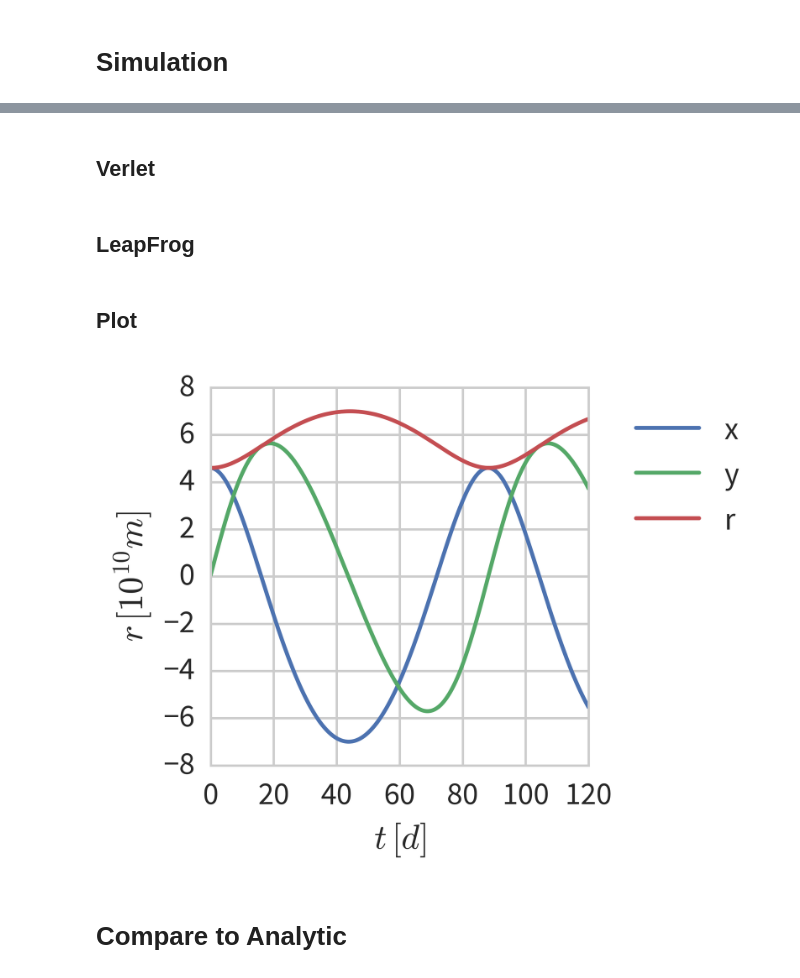
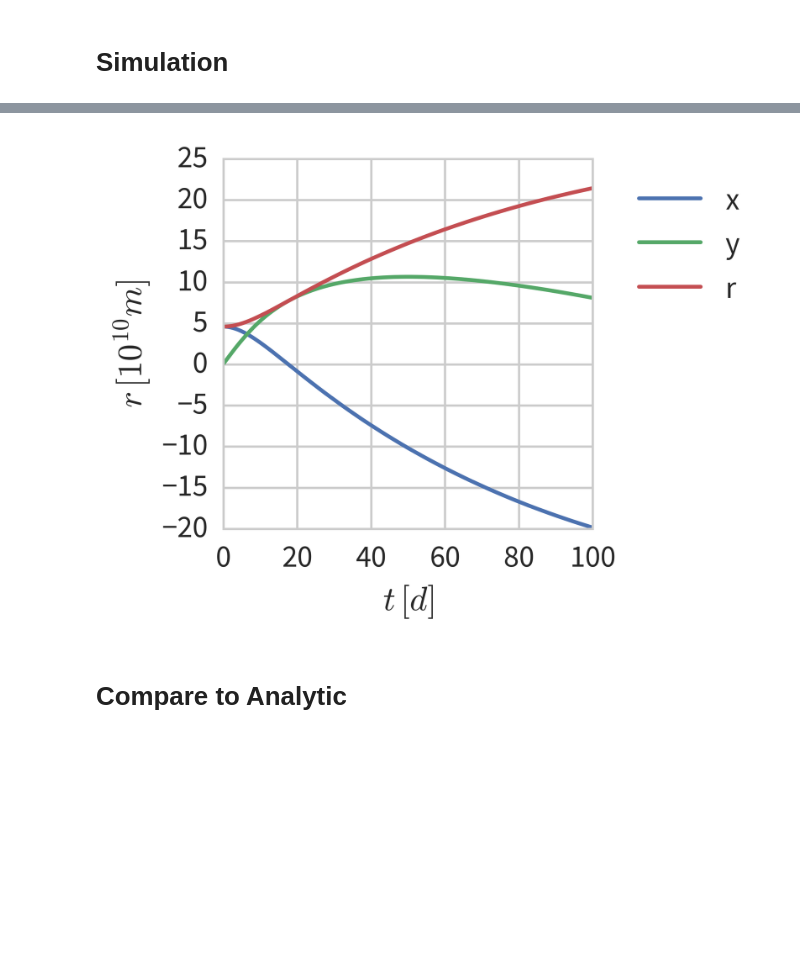
Before and after one commit to ckoerber/mercury-numerical, a Jupyter notebook: scripts/OrbitAnalysis.ipynb, the cells around one changed output, grey strips where cells are left out. Drawn from its saved outputs; the diff is of its cells as text; code cells hidden in the pictures; blank space fills up the shorter version.

```diff
--- a/scripts/OrbitAnalysis.ipynb
+++ b/scripts/OrbitAnalysis.ipynb
@@ -120,4 +119,4 @@ T0 = 24*60*60
 rA = 69816900000./R0
 rP = 46001200000./R0
 vA = 38.86e3/R0*T0
-vP = 58.98e3/R0*T0
+vP = 69.82e3/R0*T0
@@ -143,23 +132,30 @@ print NTmax *dt
 # %%
-xN = []
-yN = []
-
 rm = vector(rP,0,0)
 vm = vector(0,vP,0)
 
-for nt in range(NTmax):
-    a=1./(rm.mag)**3*(-rm)*(aM)
+xN = []
+yN = []
+nt = 0
+dt = 0.1
+v = vm
+
+NTmax=1000
+
+while nt<NTmax:
+    nt += 1
+    r=-rm
+
+    #Beschleunigung
+    a=1./(r.mag)**3*r*(aM)
     #a=1./(r.mag)**3*r*(c22rS+1.*c22rS2/(r.mag))
 
-    vm+=a*dt
-    rm+=vm*dt
+    #Geschwindigkeiten
+    v=v+a*dt
+
+    #Positionen
+    rm=rm+v*dt
 
     xN.append(rm.x)
     yN.append(rm.y)
 
-
-xN = np.array(xN)
-yN = np.array(yN)
-rN = np.sqrt(xN**2+yN**2)
+    t=t+dt
-# %% [markdown]
-## Verlet
@@ -192,2 +161,0 @@ rV = np.sqrt(xV**2+yV**2)
-# %% [markdown]
-## LeapFrog
@@ -214,24 +162,22 @@ rL = np.sqrt(xL**2+yL**2)
-# %% [markdown]
-## Plot
 # %%
 fig = plt.figure(figsize=(3,3), dpi=500)
 
 trange = np.linspace(0,NTmax*dt, NTmax)
 
 plt.plot(trange, xN, label="x")
 plt.plot(trange, yN, label="y")
 
-plt.plot(trange, rN,label="r")
+plt.plot(trange, np.sqrt(np.array(xN)**2+np.array(yN)**2),label="r")
 
 plt.legend(loc="upper left", bbox_to_anchor=(1.05,1.))
 
 plt.xlabel("$t \, [d]$")
 
 plt.ylabel("$r \, [10^{10}m]$")
 
 plt.show()
 # %% [output]
-[figure, old version]
+[figure, new version]
 # %% [markdown]
 # Compare to Analytic
 # %% [markdown]
```
Also changed, not shown: parts of 17 cells of this notebook, 2 other files.
